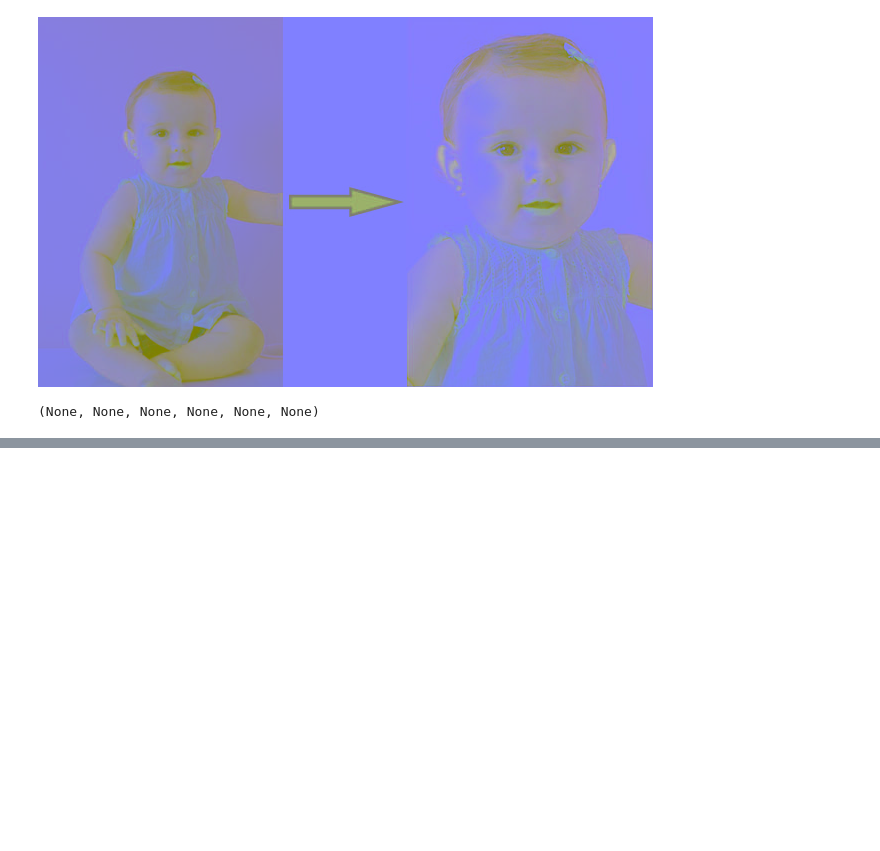
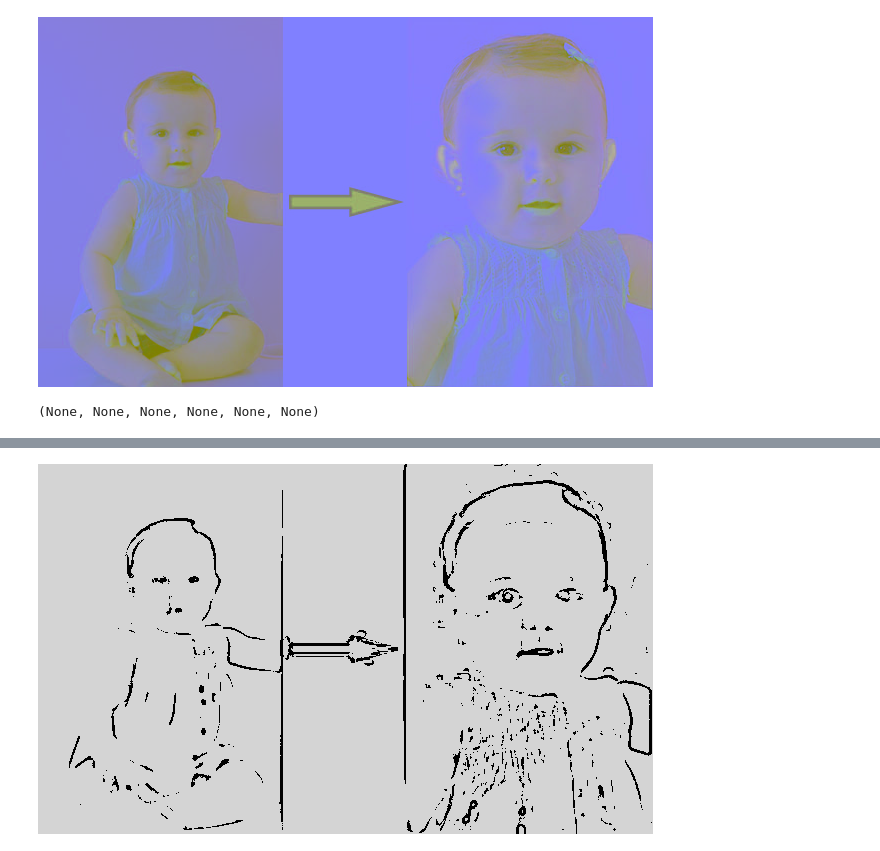
Before and after one commit to xaldoxxx/BlockDeNotas, a Jupyter notebook: cv2practica.ipynb, the cells around one changed output, grey strips where cells are left out. Drawn from its saved outputs; the diff is of its cells as text; code cells hidden in the pictures; blank space fills up the shorter version.

```diff
--- a/cv2practica.ipynb
+++ b/cv2practica.ipynb
@@ -54,0 +46,20 @@ NameError: ignored
+# %%
+line_size = randint(7, 21)
+# %%
+blur_value = line_size
+# %%
+def edge_mask(img, line_size, blur_value):
+    gray = cv2.cvtColor(img, cv2.COLOR_BGR2GRAY)
+    gray_blur = cv2.medianBlur(gray, blur_value)
+    edges = cv2.adaptiveThreshold(gray_blur, 212, cv2.ADAPTIVE_THRESH_MEAN_C, cv2.THRESH_BINARY, line_size, blur_value)
+    return edges
+def read_file(filename):
+    img = cv2.imread(filename)
+    cv2_imshow(img)
+    return img
+# %%
+edges = edge_mask(image_bgr2hls, line_size, blur_value)
+# %%
+cv2_imshow(edges)
+# %% [output]
+[figure, added]
```
Also changed, not shown: parts of 5 cells of this notebook.
